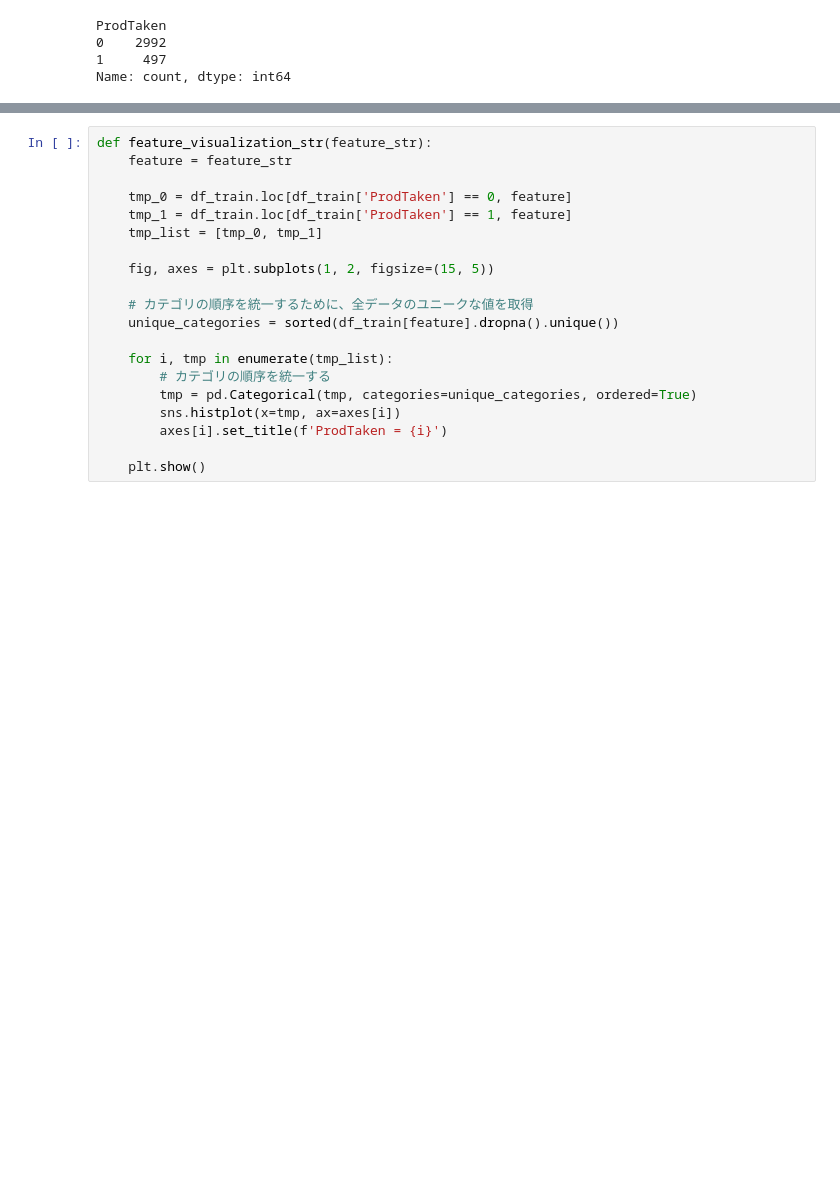
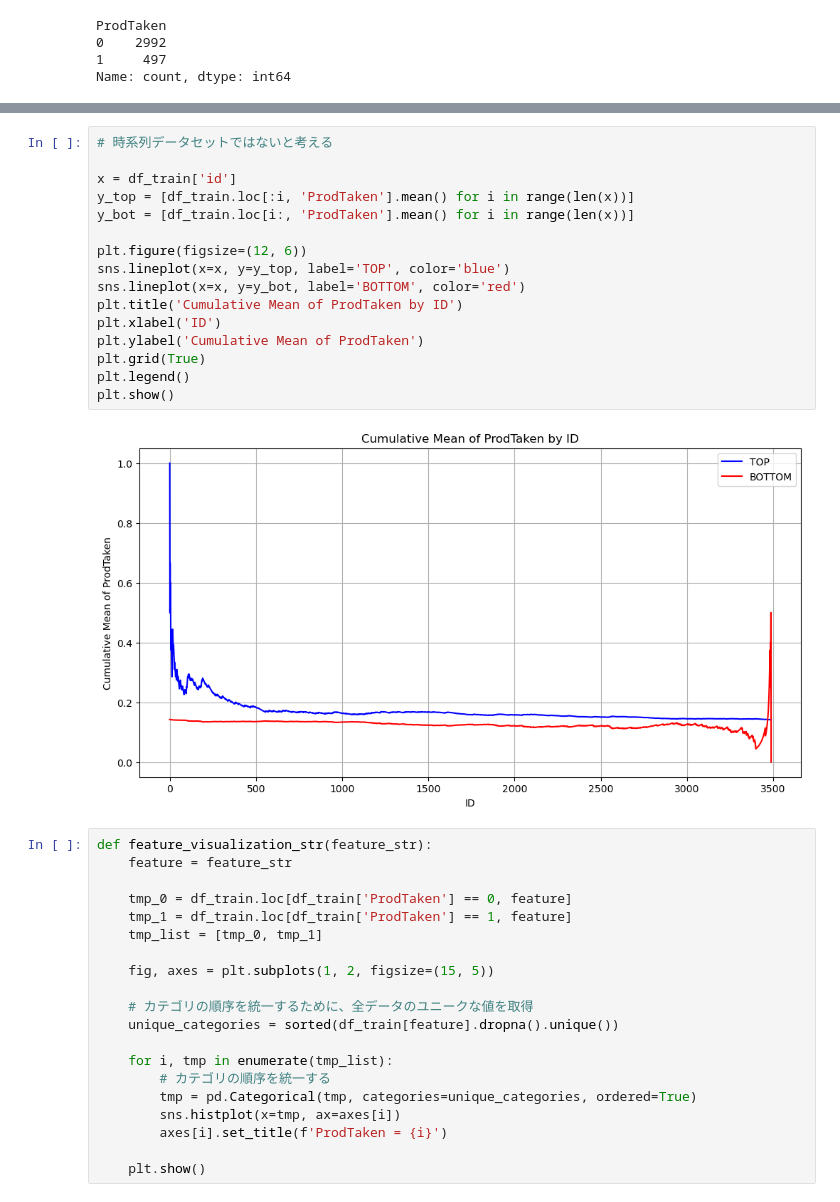
Before and after one commit to RickHub0115/SIGNATE-Summer-Cup-2024, a Jupyter notebook: scr/feature_engineering/feature_relation.ipynb, the cells around one changed output, grey strips where cells are left out. Drawn from its saved outputs; the diff is of its cells as text; blank space fills up the shorter version.

```diff
--- a/scr/feature_engineering/feature_relation.ipynb
+++ b/scr/feature_engineering/feature_relation.ipynb
@@ -20,3 +41,21 @@ Name: count, dtype: int64
+# %%
+# 時系列データセットではないと考える
+
+x = df_train['id']
+y_top = [df_train.loc[:i, 'ProdTaken'].mean() for i in range(len(x))]
+y_bot = [df_train.loc[i:, 'ProdTaken'].mean() for i in range(len(x))]
+
+plt.figure(figsize=(12, 6))
+sns.lineplot(x=x, y=y_top, label='TOP', color='blue')
+sns.lineplot(x=x, y=y_bot, label='BOTTOM', color='red')
+plt.title('Cumulative Mean of ProdTaken by ID')
+plt.xlabel('ID')
+plt.ylabel('Cumulative Mean of ProdTaken')
+plt.grid(True)
+plt.legend()
+plt.show()
+# %% [output]
+[figure, added]
 # %%
 def feature_visualization_str(feature_str):
     feature = feature_str
```
Also changed, not shown: parts of 1 cell of this notebook, 2 other files.
